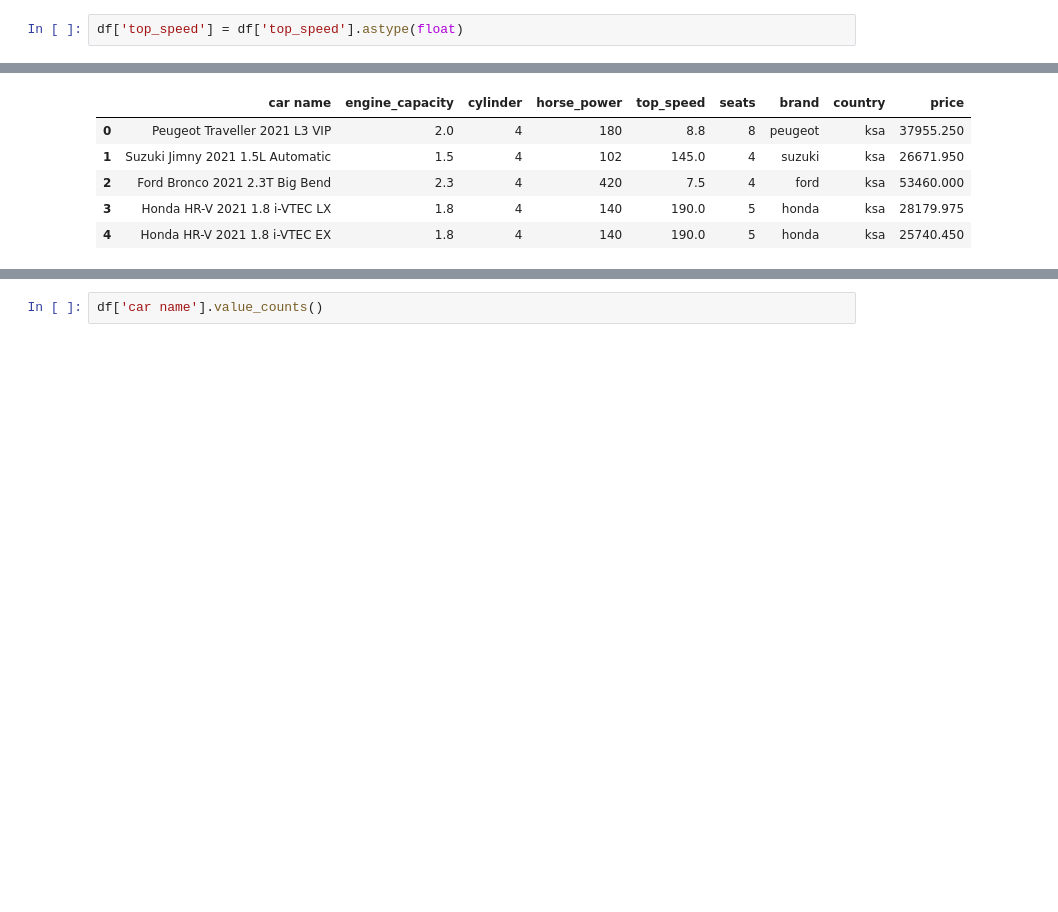
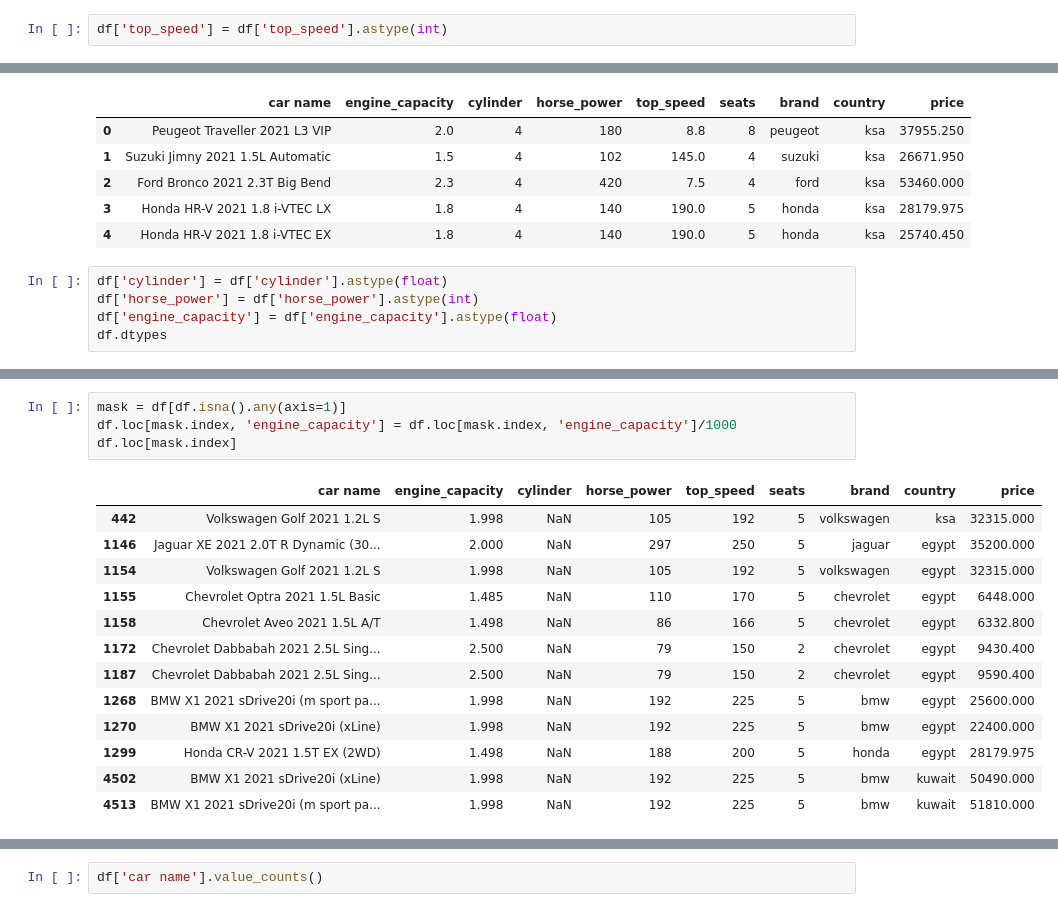
Before and after one commit to yazan6546/Regression-Analysis-and-Model-Selection, a Jupyter notebook: main.ipynb, the cells around one changed output, grey strips where cells are left out. Cells and saved outputs as stored; diff of their text form; blank space fills up the shorter version.

```diff
--- a/main.ipynb
+++ b/main.ipynb
@@ -278,7 +279,7 @@ def get_mode(series):
 
 df[columns] = df.groupby('car name')[columns].transform(get_mode)
 # %%
-df['top_speed'] = df['top_speed'].astype(float)
+df['top_speed'] = df['top_speed'].astype(int)
 # %%
 df.info()
 # %% [output]
@@ -435,3 +436,8 @@ df.head()
 | 2 | Ford Bronco 2021 2.3T Big Bend | 2.3 | 4 | 420 | 7.5 | 4 | ford | ksa | 53460.000 |
 | 3 | Honda HR-V 2021 1.8 i-VTEC LX | 1.8 | 4 | 140 | 190.0 | 5 | honda | ksa | 28179.975 |
 | 4 | Honda HR-V 2021 1.8 i-VTEC EX | 1.8 | 4 | 140 | 190.0 | 5 | honda | ksa | 25740.450 |
+# %%
+df['cylinder'] = df['cylinder'].astype(float)
+df['horse_power'] = df['horse_power'].astype(int)
+df['engine_capacity'] = df['engine_capacity'].astype(float)
+df.dtypes
@@ -437,0 +514,18 @@ df.head()
+# %%
+mask = df[df.isna().any(axis=1)]
+df.loc[mask.index, 'engine_capacity'] = df.loc[mask.index, 'engine_capacity']/1000
+df.loc[mask.index]
+# %% [output]
+|  | car name | engine_capacity | cylinder | horse_power | top_speed | seats | brand | country | price |
+| 442 | Volkswagen Golf 2021 1.2L S | 1.998 | NaN | 105 | 192 | 5 | volkswagen | ksa | 32315.000 |
+| 1146 | Jaguar XE 2021 2.0T R Dynamic (30... | 2.000 | NaN | 297 | 250 | 5 | jaguar | egypt | 35200.000 |
+| 1154 | Volkswagen Golf 2021 1.2L S | 1.998 | NaN | 105 | 192 | 5 | volkswagen | egypt | 32315.000 |
+| 1155 | Chevrolet Optra 2021 1.5L Basic | 1.485 | NaN | 110 | 170 | 5 | chevrolet | egypt | 6448.000 |
+| 1158 | Chevrolet Aveo 2021 1.5L A/T | 1.498 | NaN | 86 | 166 | 5 | chevrolet | egypt | 6332.800 |
+| 1172 | Chevrolet Dabbabah 2021 2.5L Sing... | 2.500 | NaN | 79 | 150 | 2 | chevrolet | egypt | 9430.400 |
+| 1187 | Chevrolet Dabbabah 2021 2.5L Sing... | 2.500 | NaN | 79 | 150 | 2 | chevrolet | egypt | 9590.400 |
+| 1268 | BMW X1 2021 sDrive20i (m sport pa... | 1.998 | NaN | 192 | 225 | 5 | bmw | egypt | 25600.000 |
+| 1270 | BMW X1 2021 sDrive20i (xLine) | 1.998 | NaN | 192 | 225 | 5 | bmw | egypt | 22400.000 |
+| 1299 | Honda CR-V 2021 1.5T EX (2WD) | 1.498 | NaN | 188 | 200 | 5 | honda | egypt | 28179.975 |
+| 4502 | BMW X1 2021 sDrive20i (xLine) | 1.998 | NaN | 192 | 225 | 5 | bmw | kuwait | 50490.000 |
+| 4513 | BMW X1 2021 sDrive20i (m sport pa... | 1.998 | NaN | 192 | 225 | 5 | bmw | kuwait | 51810.000 |
```
Also changed, not shown: parts of 13 cells of this notebook.
